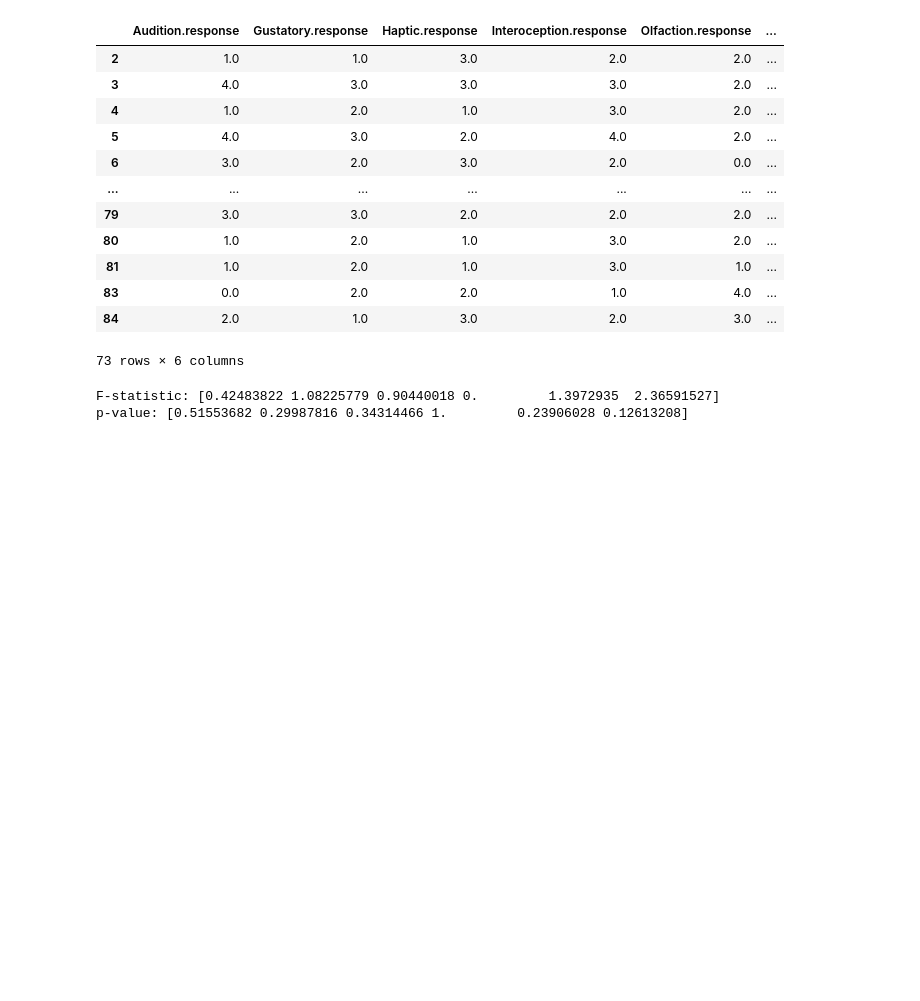
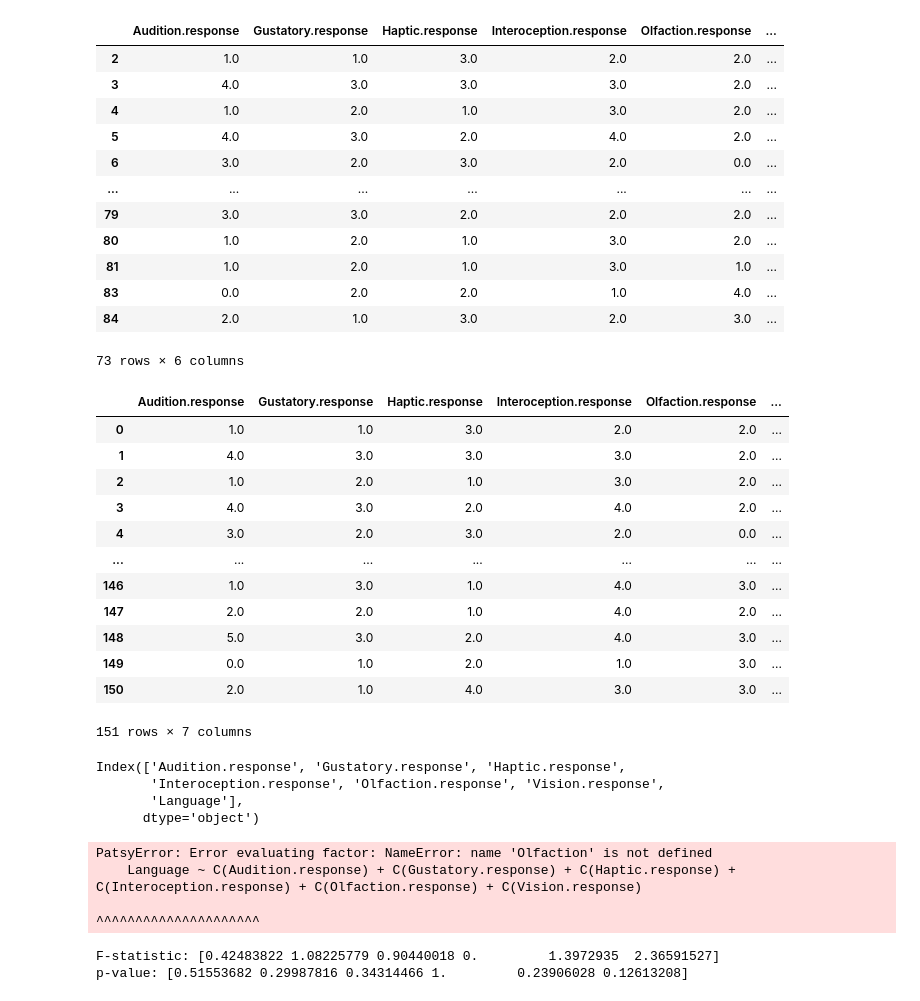
Before and after one commit to soniasola00/SpanLancasterNorm, a Jupyter notebook: Sonia3.ipynb, the cells around one changed output. Drawn from its saved outputs; the diff is of its cells as text; code cells hidden in the pictures; blank space fills up the shorter version.

Commit message:
Add files via upload
anova not working

```diff
--- a/Sonia3.ipynb
+++ b/Sonia3.ipynb
@@ -874,7 +876,7 @@ output_ENG
 # %%
 #selecting columns
-column_ENG=["Audition.response","Gustatory.response","Haptic.response", "Interoception.response", "Olfaction.response", "Vision.response"]
-output_ENG=pd.DataFrame(output_ENG,columns=column_ENG)
+column_output=["Audition.response","Gustatory.response","Haptic.response", "Interoception.response", "Olfaction.response", "Vision.response"]
+output_ENG=pd.DataFrame(output_ENG,columns=column_output)
 output_ENG
 # %% [output]
 |  | Audition.response | Gustatory.response | Haptic.response | Interoception.response | Olfaction.response | ... |
@@ -931,7 +933,7 @@ output_SPAN
 # %%
 #selecting columns
-column_SPAN=["Audition.response","Gustatory.response","Haptic.response", "Interoception.response", "Olfaction.response", "Vision.response"]
-output_SPAN=pd.DataFrame(output_SPAN,columns=column_SPAN)
+column_output=["Audition.response","Gustatory.response","Haptic.response", "Interoception.response", "Olfaction.response", "Vision.response"]
+output_SPAN=pd.DataFrame(output_SPAN,columns=column_output)
 output_SPAN
 # %% [output]
 |  | Audition.response | Gustatory.response | Haptic.response | Interoception.response | Olfaction.response | ... |
@@ -947,6 +949,47 @@ output_SPAN
 | 83 | 0.0 | 2.0 | 2.0 | 1.0 | 4.0 | ... |
 | 84 | 2.0 | 1.0 | 3.0 | 2.0 | 3.0 | ... |
 73 rows × 6 columns
+# %%
+# create a new dataframe for the haptic subset
+ANOVA_SPAN_df = pd.DataFrame(output_SPAN)
+# set it to a new coumn called 'mixed'
+ANOVA_SPAN_df['Language'] = 'Spanish'
+
+# create a new dataframe for the haptic subset
+ANOVA_ENG_df = pd.DataFrame(output_ENG)
+# set it to a new coumn called 'mixed'
+ANOVA_ENG_df['Language'] = 'English'
+
+# use the .concat function to combine the visual and haptic dataframes together to make 1 single new column
+combined_ANOVA_df = pd.concat([ANOVA_SPAN_df,ANOVA_ENG_df], ignore_index=True)
+combined_ANOVA_df
+# %% [output]
+|  | Audition.response | Gustatory.response | Haptic.response | Interoception.response | Olfaction.response | ... |
+| 0 | 1.0 | 1.0 | 3.0 | 2.0 | 2.0 | ... |
+| 1 | 4.0 | 3.0 | 3.0 | 3.0 | 2.0 | ... |
+| 2 | 1.0 | 2.0 | 1.0 | 3.0 | 2.0 | ... |
+| 3 | 4.0 | 3.0 | 2.0 | 4.0 | 2.0 | ... |
+| 4 | 3.0 | 2.0 | 3.0 | 2.0 | 0.0 | ... |
+| ... | ... | ... | ... | ... | ... | ... |
+| 146 | 1.0 | 3.0 | 1.0 | 4.0 | 3.0 | ... |
+| 147 | 2.0 | 2.0 | 1.0 | 4.0 | 2.0 | ... |
+| 148 | 5.0 | 3.0 | 2.0 | 4.0 | 3.0 | ... |
+| 149 | 0.0 | 1.0 | 2.0 | 1.0 | 3.0 | ... |
+| 150 | 2.0 | 1.0 | 4.0 | 3.0 | 3.0 | ... |
+151 rows × 7 columns
+# %%
+combined_ANOVA_df.columns
+# %% [output]
+Index(['Audition.response', 'Gustatory.response', 'Haptic.response',
+       'Interoception.response', 'Olfaction.response', 'Vision.response',
+       'Language'],
+      dtype='object')
+# %%
+model = ols('Language ~ C(Audition.response) + C(Gustatory.response) + C(Haptic.response) + C(Interoception.response) + C(Olfaction.response) + C(Vision.response)', data=combined_ANOVA_df).fit()
+# %% [output]
+PatsyError: Error evaluating factor: NameError: name 'Olfaction' is not defined
+    Language ~ C(Audition.response) + C(Gustatory.response) + C(Haptic.response) + C(Interoception.response) + C(Olfaction.response) + C(Vision.response)
+                                                                                                               ^^^^^^^^^^^^^^^^^^^^^
 # %%
 #ANOVA
 f_statistic, p_value = stats.f_oneway(output_ENG, output_SPAN)
```
Also changed, not shown: parts of 9 cells of this notebook.
